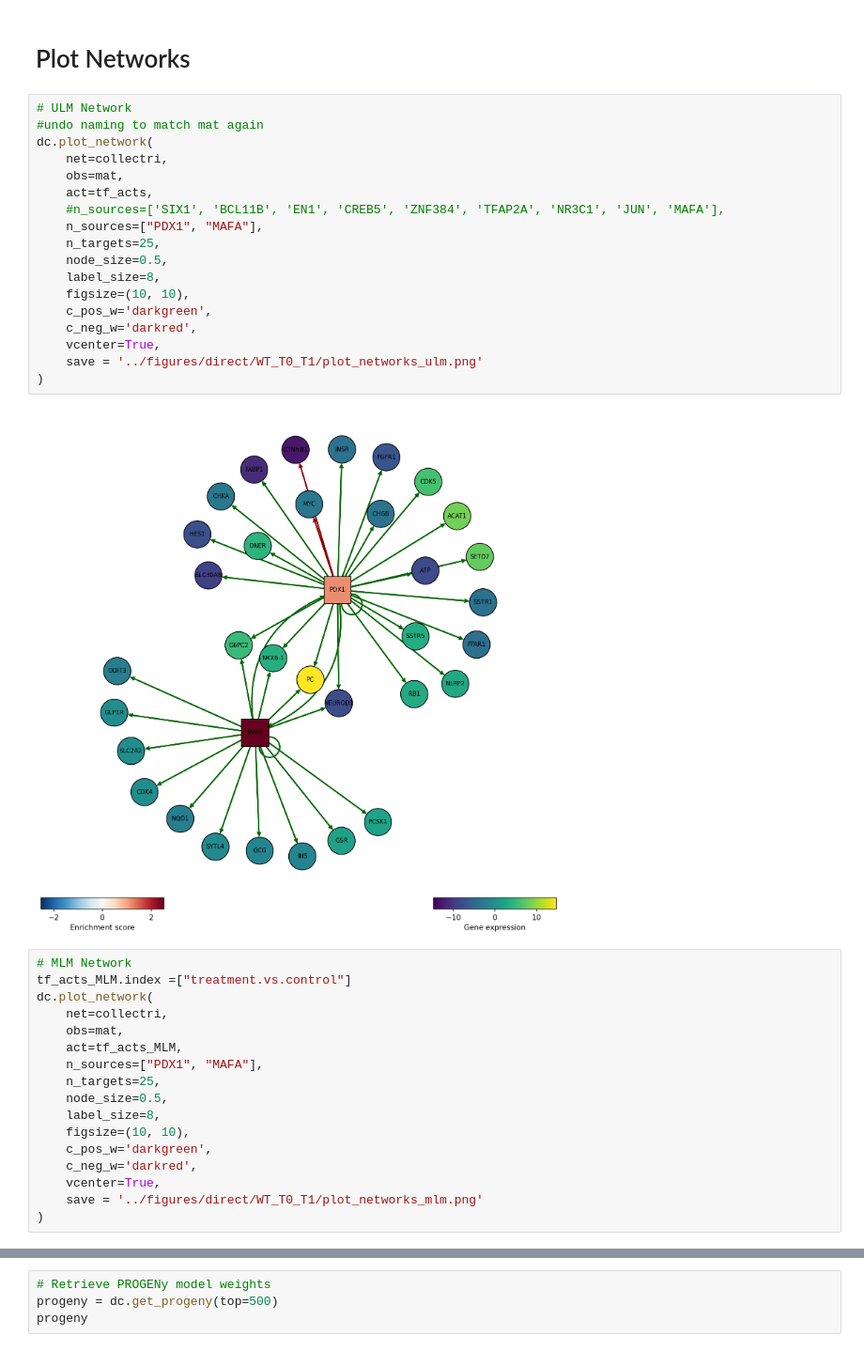
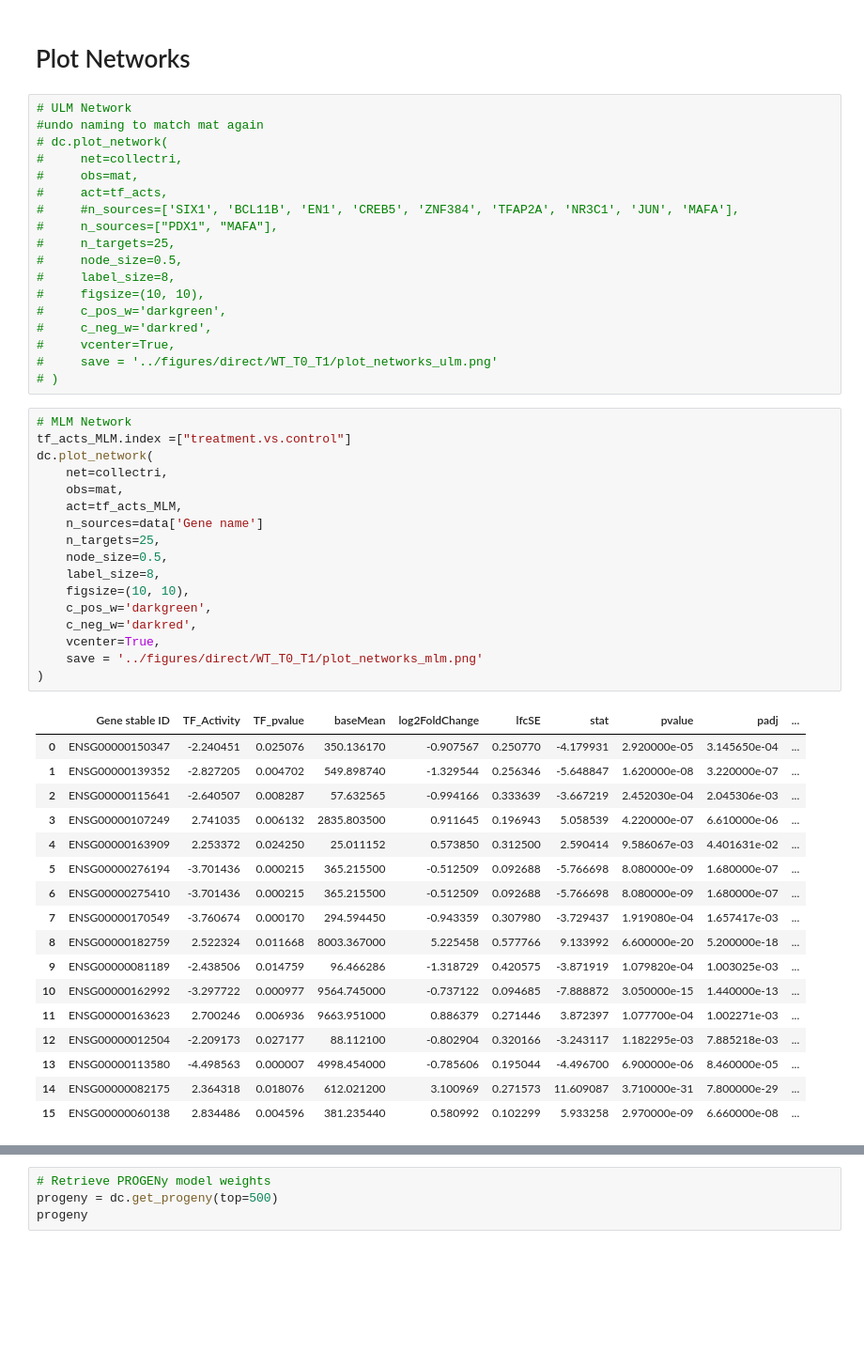
Before and after one commit to AlexanderFastner/MAFA_functional_analysis, a Jupyter notebook: notebooks/direct_comparison_WT_01.ipynb, the cells around one changed output, grey strips where cells are left out. Shown at 94% size. Saved outputs shown, nothing was run; the diff lists cells and outputs as text; blank space fills up the shorter version.

```diff
--- a/notebooks/direct_comparison_WT_01.ipynb
+++ b/notebooks/direct_comparison_WT_01.ipynb
@@ -514,41 +546,56 @@ for index, row in WT01.iterrows():
 # %%
 # ULM Network
 #undo naming to match mat again
-dc.plot_network(
-    net=collectri,
-    obs=mat,
-    act=tf_acts,
-    #n_sources=['SIX1', 'BCL11B', 'EN1', 'CREB5', 'ZNF384', 'TFAP2A', 'NR3C1', 'JUN', 'MAFA'],
-    n_sources=["PDX1", "MAFA"],
-    n_targets=25,
-    node_size=0.5,
-    label_size=8,
-    figsize=(10, 10),
-    c_pos_w='darkgreen',
-    c_neg_w='darkred',
-    vcenter=True,
-    save = '../figures/direct/WT_T0_T1/plot_networks_ulm.png'
-)
+# dc.plot_network(
+#     net=collectri,
+#     obs=mat,
+#     act=tf_acts,
+#     #n_sources=['SIX1', 'BCL11B', 'EN1', 'CREB5', 'ZNF384', 'TFAP2A', 'NR3C1', 'JUN', 'MAFA'],
+#     n_sources=["PDX1", "MAFA"],
+#     n_targets=25,
+#     node_size=0.5,
+#     label_size=8,
+#     figsize=(10, 10),
+#     c_pos_w='darkgreen',
+#     c_neg_w='darkred',
+#     vcenter=True,
+#     save = '../figures/direct/WT_T0_T1/plot_networks_ulm.png'
+# )
-# %% [output]
-[figure, removed]
 # %%
 # MLM Network
 tf_acts_MLM.index =["treatment.vs.control"]
 dc.plot_network(
     net=collectri,
     obs=mat,
     act=tf_acts_MLM,
-    n_sources=["PDX1", "MAFA"],
+    n_sources=data['Gene name']
     n_targets=25,
     node_size=0.5,
     label_size=8,
     figsize=(10, 10),
     c_pos_w='darkgreen',
     c_neg_w='darkred',
     vcenter=True,
     save = '../figures/direct/WT_T0_T1/plot_networks_mlm.png'
 )
 # %% [output]
+|  | Gene stable ID | TF_Activity | TF_pvalue | baseMean | log2FoldChange | lfcSE | stat | pvalue | padj | ... |
+| 0 | ENSG00000150347 | -2.240451 | 0.025076 | 350.136170 | -0.907567 | 0.250770 | -4.179931 | 2.920000e-05 | 3.145650e-04 | ... |
+| 1 | ENSG00000139352 | -2.827205 | 0.004702 | 549.898740 | -1.329544 | 0.256346 | -5.648847 | 1.620000e-08 | 3.220000e-07 | ... |
+| 2 | ENSG00000115641 | -2.640507 | 0.008287 | 57.632565 | -0.994166 | 0.333639 | -3.667219 | 2.452030e-04 | 2.045306e-03 | ... |
+| 3 | ENSG00000107249 | 2.741035 | 0.006132 | 2835.803500 | 0.911645 | 0.196943 | 5.058539 | 4.220000e-07 | 6.610000e-06 | ... |
+| 4 | ENSG00000163909 | 2.253372 | 0.024250 | 25.011152 | 0.573850 | 0.312500 | 2.590414 | 9.586067e-03 | 4.401631e-02 | ... |
+| 5 | ENSG00000276194 | -3.701436 | 0.000215 | 365.215500 | -0.512509 | 0.092688 | -5.766698 | 8.080000e-09 | 1.680000e-07 | ... |
+| 6 | ENSG00000275410 | -3.701436 | 0.000215 | 365.215500 | -0.512509 | 0.092688 | -5.766698 | 8.080000e-09 | 1.680000e-07 | ... |
+| 7 | ENSG00000170549 | -3.760674 | 0.000170 | 294.594450 | -0.943359 | 0.307980 | -3.729437 | 1.919080e-04 | 1.657417e-03 | ... |
+| 8 | ENSG00000182759 | 2.522324 | 0.011668 | 8003.367000 | 5.225458 | 0.577766 | 9.133992 | 6.600000e-20 | 5.200000e-18 | ... |
+| 9 | ENSG00000081189 | -2.438506 | 0.014759 | 96.466286 | -1.318729 | 0.420575 | -3.871919 | 1.079820e-04 | 1.003025e-03 | ... |
+| 10 | ENSG00000162992 | -3.297722 | 0.000977 | 9564.745000 | -0.737122 | 0.094685 | -7.888872 | 3.050000e-15 | 1.440000e-13 | ... |
+| 11 | ENSG00000163623 | 2.700246 | 0.006936 | 9663.951000 | 0.886379 | 0.271446 | 3.872397 | 1.077700e-04 | 1.002271e-03 | ... |
+| 12 | ENSG00000012504 | -2.209173 | 0.027177 | 88.112100 | -0.802904 | 0.320166 | -3.243117 | 1.182295e-03 | 7.885218e-03 | ... |
+| 13 | ENSG00000113580 | -4.498563 | 0.000007 | 4998.454000 | -0.785606 | 0.195044 | -4.496700 | 6.900000e-06 | 8.460000e-05 | ... |
+| 14 | ENSG00000082175 | 2.364318 | 0.018076 | 612.021200 | 3.100969 | 0.271573 | 11.609087 | 3.710000e-31 | 7.800000e-29 | ... |
+| 15 | ENSG00000060138 | 2.834486 | 0.004596 | 381.235440 | 0.580992 | 0.102299 | 5.933258 | 2.970000e-09 | 6.660000e-08 | ... |
 [figure]
 # %%
 # Extract logFCs and pvals
```
Also changed, not shown: parts of 25 cells of this notebook, 22 other files.
